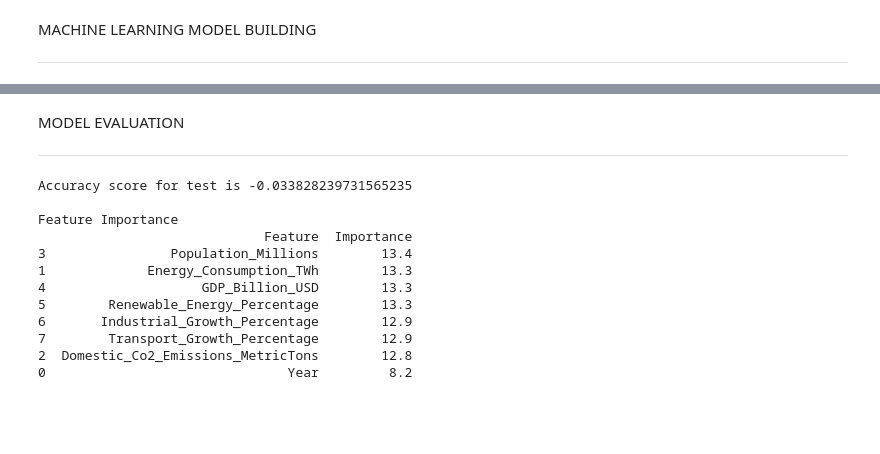
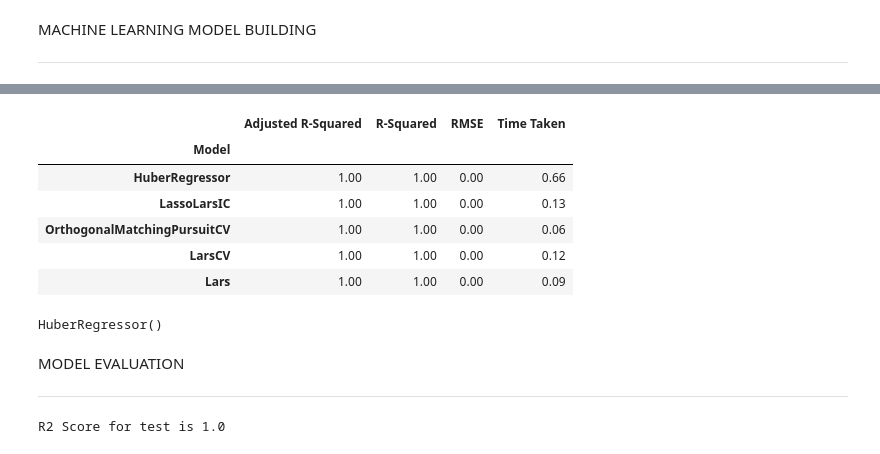
Before and after one commit to JCaesarLG/ML-Projects, a Jupyter notebook: Co2_Emissions_Regression.ipynb, the cells around one changed output, grey strips where cells are left out. Cells and saved outputs as stored; diff of their text form; code cells hidden in the pictures; blank space fills up the shorter version.

```diff
--- a/Co2_Emissions_Regression.ipynb
+++ b/Co2_Emissions_Regression.ipynb
@@ -53,0 +58,8 @@ memory usage: 2.2+ MB
+# %%
+co2_cop = co2.copy()
+# %%
+enc = LabelEncoder()
+obj = co2_cop.select_dtypes(include='object').columns
+for i in obj:
+    co2_cop[i] = enc.fit_transform(co2_cop[i])
+co2_cop.head(2)
@@ -152,28 +143,21 @@ RandomForestRegressor(random_state=42)
+# %%
+models.head()
+# %% [output]
+|  | Adjusted R-Squared | R-Squared | RMSE | Time Taken |
+| Model |  |  |  |  |
+| HuberRegressor | 1.00 | 1.00 | 0.00 | 0.66 |
+| LassoLarsIC | 1.00 | 1.00 | 0.00 | 0.13 |
+| OrthogonalMatchingPursuitCV | 1.00 | 1.00 | 0.00 | 0.06 |
+| LarsCV | 1.00 | 1.00 | 0.00 | 0.12 |
+| Lars | 1.00 | 1.00 | 0.00 | 0.09 |
+# %%
+from sklearn.linear_model import HuberRegressor
+
+rg = HuberRegressor()
+rg.fit(X_train, y_train)
+# %% [output]
+HuberRegressor()
 # %% [markdown]
 MODEL EVALUATION
 
 ---
-# %%
-test_pred = rg.predict(X_test)
-acc_score = r2_score(y_test, test_pred)
-print(f"Accuracy score for test is {acc_score}")
-
-importance = rg.feature_importances_.round(3)*100
-columns = X.columns
-feature_importances = pd.DataFrame({'Feature': columns,
-                                   'Importance': importance}).sort_values(by='Importance', ascending=False)
-print('\nFeature Importance')
-print(feature_importances)
-# %% [output]
-Accuracy score for test is -0.033828239731565235
-
-Feature Importance
-                             Feature  Importance
-3                Population_Millions        13.4
-1             Energy_Consumption_TWh        13.3
-4                    GDP_Billion_USD        13.3
-5        Renewable_Energy_Percentage        13.3
-6       Industrial_Growth_Percentage        12.9
-7        Transport_Growth_Percentage        12.9
-2  Domestic_Co2_Emissions_MetricTons        12.8
-0                               Year         8.2
@@ -181,0 +164,5 @@ Feature Importance
+# %%
+r2_scr = metrics.r2_score(y_test, rg.predict(X_test))
+print(f"R2 Score for test is {r2_scr}")
+# %% [output]
+R2 Score for test is 1.0
```
Also changed, not shown: parts of 19 cells of this notebook.
